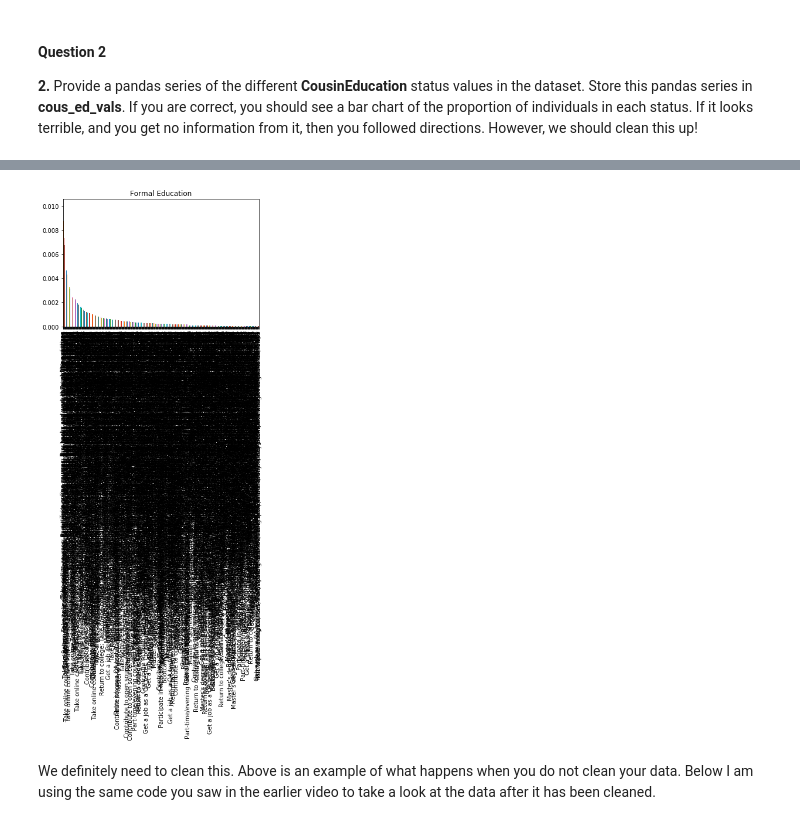
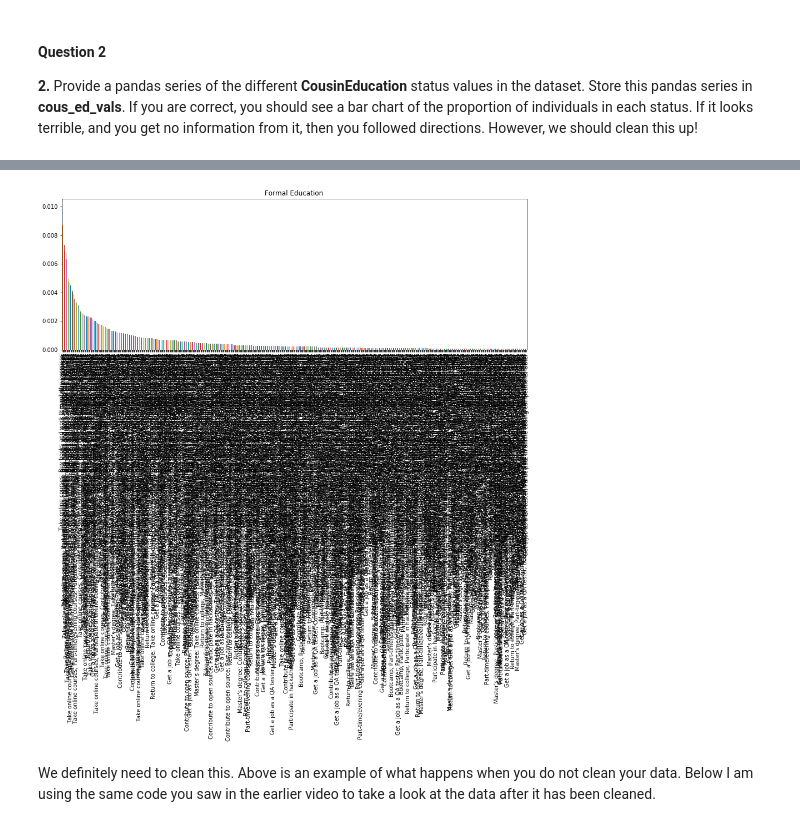
Before and after one commit to Siddikov/Udacity-DS, a Jupyter notebook: Part 1 - Intro to Data Science/DS_1.12_How To Break Into the Field.ipynb, the cells around one changed output, grey strips where cells are left out. Drawn from its saved outputs; the diff is of its cells as text; code cells hidden in the pictures.

```diff
--- a/Part 1 - Intro to Data Science/DS_1.12_How To Break Into the Field.ipynb
+++ b/Part 1 - Intro to Data Science/DS_1.12_How To Break Into the Field.ipynb
@@ -151,11 +119,11 @@ Name: CousinEducation, Length: 601, dtype: int64
 # %%
 # The below should be a bar chart of the proportion of individuals in your ed_vals
 # if it is set up correctly.
 
-(cous_ed_vals/df.shape[0]).plot(kind="bar");
+(cous_ed_vals/df.shape[0]).plot(kind="bar", figsize=(15, 5));
 plt.title("Formal Education");
 # %% [output]
-[figure, old version]
+[figure, new version]
 # %% [markdown]
 We definitely need to clean this.  Above is an example of what happens when you do not clean your data. Below I am using the same code you saw in the earlier video to take a look at the data after it has been cleaned.
 # %%
```
Also changed, not shown: parts of 5 cells of this notebook.
